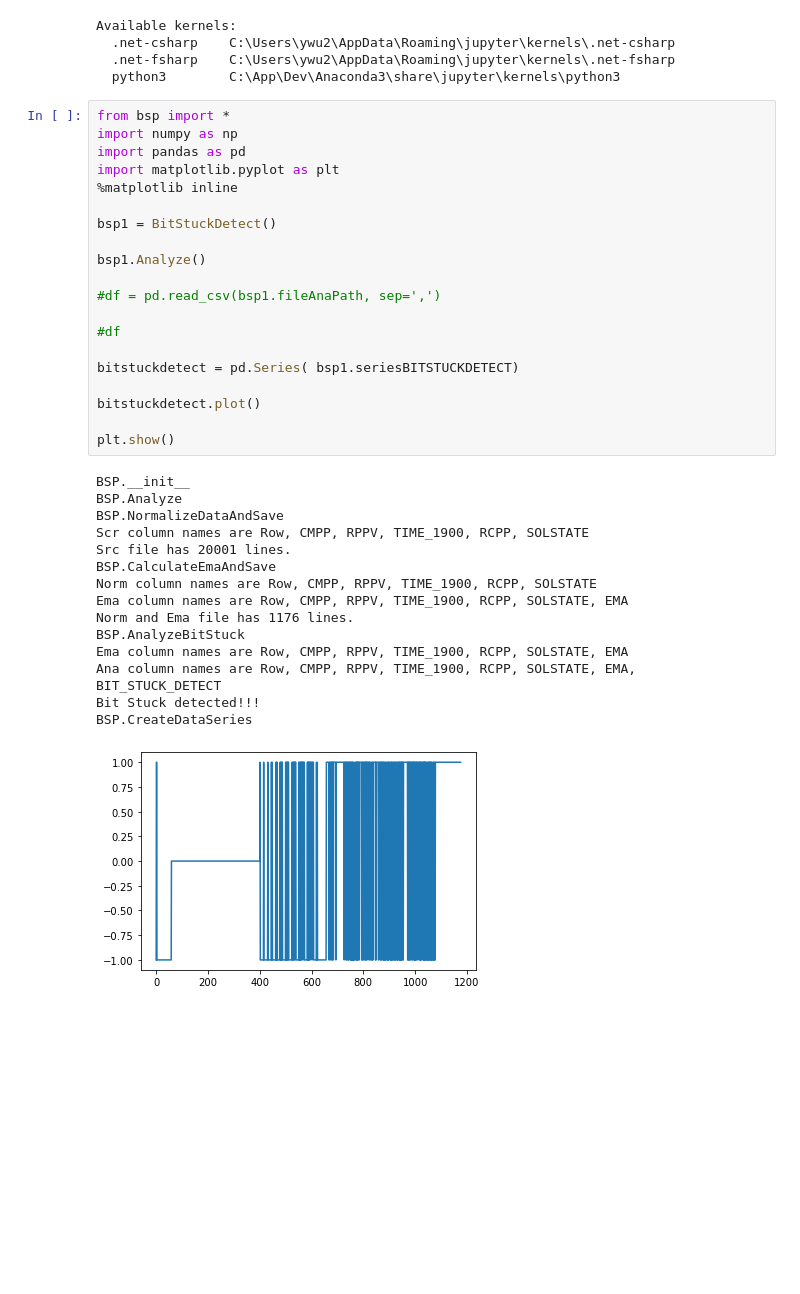
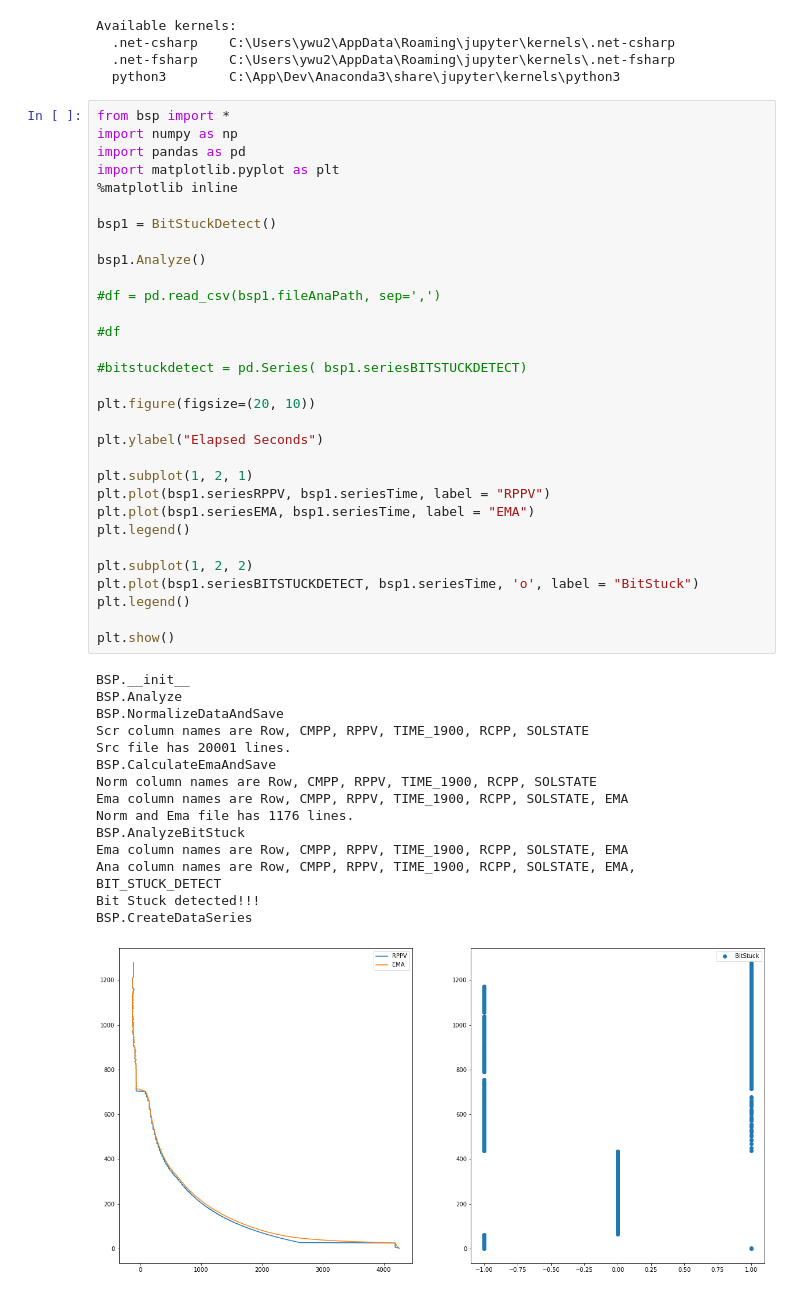
Before and after one commit to kwu2008/KW, a Jupyter notebook: BitStuckPrevention/bsp.ipynb, the cells around one changed output. Cells and saved outputs as stored; diff of their text form; blank space fills up the shorter version.

Commit message:
Add plotting

```diff
--- a/BitStuckPrevention/bsp.ipynb
+++ b/BitStuckPrevention/bsp.ipynb
@@ -19,33 +19,44 @@ import numpy as np
 import pandas as pd
 import matplotlib.pyplot as plt
 %matplotlib inline
 
 bsp1 = BitStuckDetect()
 
 bsp1.Analyze()
 
 #df = pd.read_csv(bsp1.fileAnaPath, sep=',')
 
 #df
 
-bitstuckdetect = pd.Series( bsp1.seriesBITSTUCKDETECT)
+#bitstuckdetect = pd.Series( bsp1.seriesBITSTUCKDETECT)
 
-bitstuckdetect.plot()
+plt.figure(figsize=(20, 10))
+
+plt.ylabel("Elapsed Seconds")
+
+plt.subplot(1, 2, 1)
+plt.plot(bsp1.seriesRPPV, bsp1.seriesTime, label = "RPPV")
+plt.plot(bsp1.seriesEMA, bsp1.seriesTime, label = "EMA")
+plt.legend()
+
+plt.subplot(1, 2, 2)
+plt.plot(bsp1.seriesBITSTUCKDETECT, bsp1.seriesTime, 'o', label = "BitStuck")
+plt.legend()
 
 plt.show()
 # %% [output]
 BSP.__init__
 BSP.Analyze
 BSP.NormalizeDataAndSave
 Scr column names are Row, CMPP, RPPV, TIME_1900, RCPP, SOLSTATE
 Src file has 20001 lines.
 BSP.CalculateEmaAndSave
 Norm column names are Row, CMPP, RPPV, TIME_1900, RCPP, SOLSTATE
 Ema column names are Row, CMPP, RPPV, TIME_1900, RCPP, SOLSTATE, EMA
 Norm and Ema file has 1176 lines.
 BSP.AnalyzeBitStuck
 Ema column names are Row, CMPP, RPPV, TIME_1900, RCPP, SOLSTATE, EMA
 Ana column names are Row, CMPP, RPPV, TIME_1900, RCPP, SOLSTATE, EMA, BIT_STUCK_DETECT
 Bit Stuck detected!!!
 BSP.CreateDataSeries
-[figure, old version]
+[figure, new version]
```
Also changed, not shown: parts of 2 cells of this notebook, 1 other file.
